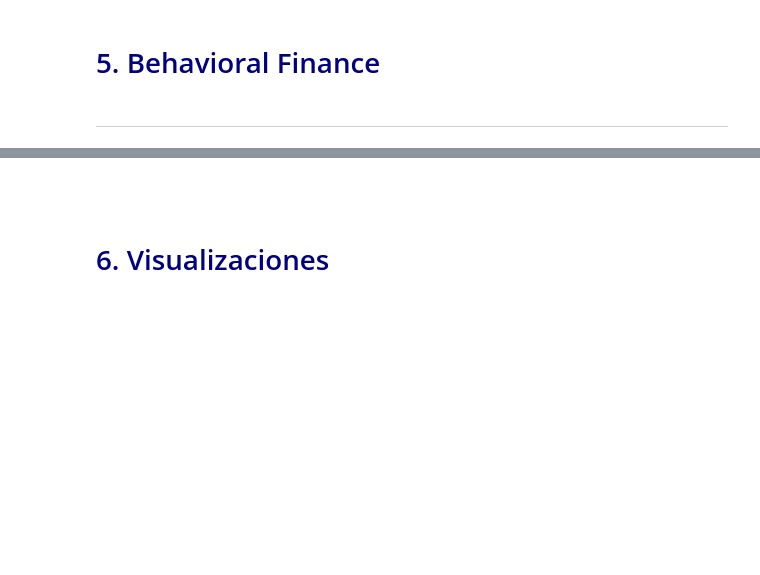
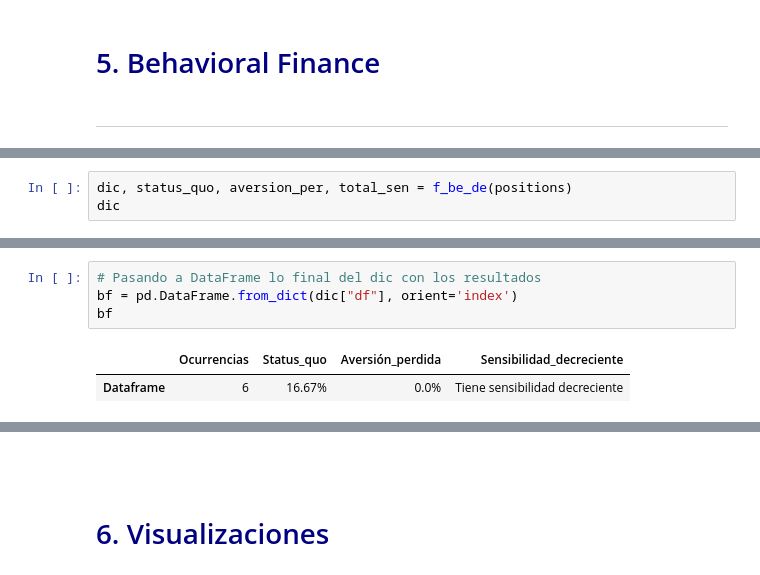
Before and after one commit to labv98/MyST_Lab3_LABV, a Jupyter notebook: notebook.ipynb, the cells around one changed output, grey strips where cells are left out. Drawn from its saved outputs; the diff is of its cells as text; blank space fills up the shorter version.

```diff
--- a/notebook.ipynb
+++ b/notebook.ipynb
@@ -332,0 +407,3 @@ NameError: name 'positions' is not defined
+# %%
+dic, status_quo, aversion_per, total_sen = f_be_de(positions)
+dic
@@ -332,0 +428,7 @@ NameError: name 'positions' is not defined
+# %%
+# Pasando a DataFrame lo final del dic con los resultados
+bf = pd.DataFrame.from_dict(dic["df"], orient='index')
+bf
+# %% [output]
+|  | Ocurrencias | Status_quo | Aversión_perdida | Sensibilidad_decreciente |
+| Dataframe | 6 | 16.67% | 0.0% | Tiene sensibilidad decreciente |
```
Also changed, not shown: parts of 36 cells of this notebook, 2 other files.
